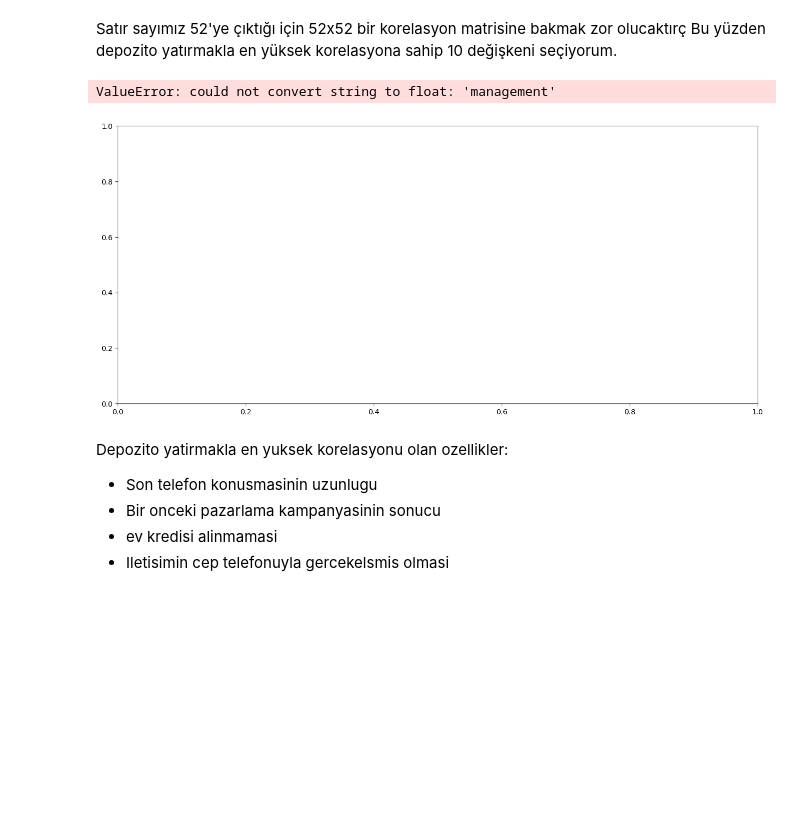
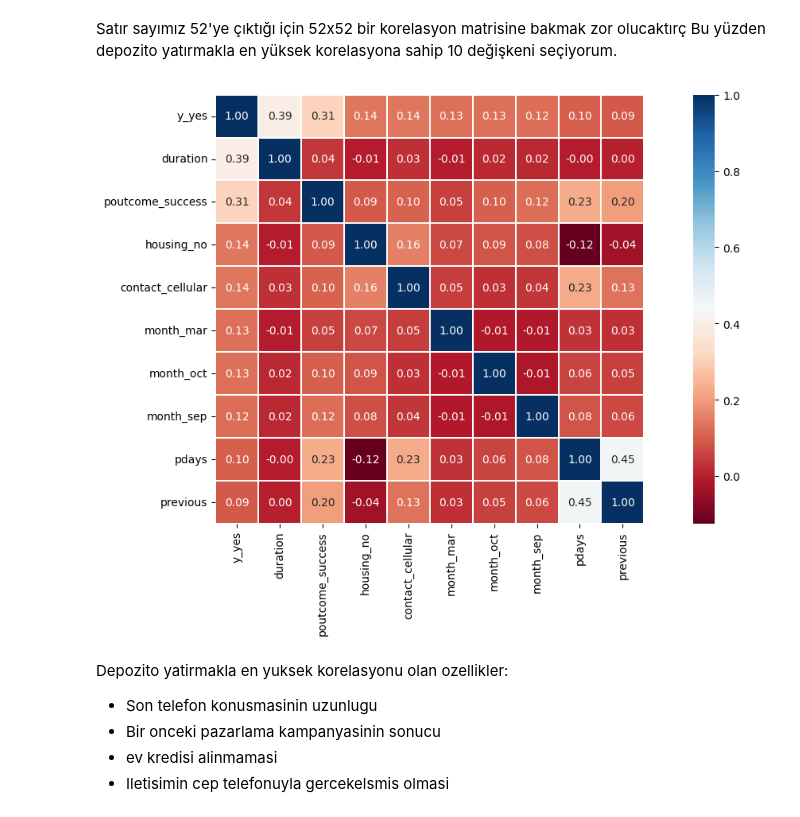
Before and after one commit to zeynepcaglabaykan/Hyperparameter_Tuning, a Jupyter notebook: main.ipynb, the cells around one changed output. Cells and saved outputs as stored; diff of their text form; code cells hidden in the pictures; blank space fills up the shorter version.

```diff
--- a/main.ipynb
+++ b/main.ipynb
@@ -72,16 +72,15 @@ Satır sayımız 52'ye çıktığı için 52x52 bir korelasyon matrisine bakmak
 # %%
 
 fig,axes = plt.subplots(figsize=(16, 7))
 corr = df.corr()
 max_corr = corr.nlargest(10, 'y_yes')['y_yes'].index
-cm = np.corrcoef(df[max_corr].values)
+cm = np.corrcoef(df[max_corr].values.T)
 matrix = sns.heatmap(cm, annot=True, square=True, fmt='.2f',
                  linewidths= 0.1, vmax = 1, cmap = 'RdBu',
                   yticklabels=max_corr.values, xticklabels=max_corr.values, ax = axes)
 plt.show()
 # %% [output]
-ValueError: could not convert string to float: 'management'
-[figure, old version]
+[figure, new version]
 # %% [markdown]
 Depozito yatirmakla en yuksek korelasyonu olan ozellikler:
 * Son telefon konusmasinin uzunlugu
```
Also changed, not shown: parts of 5 cells of this notebook.
